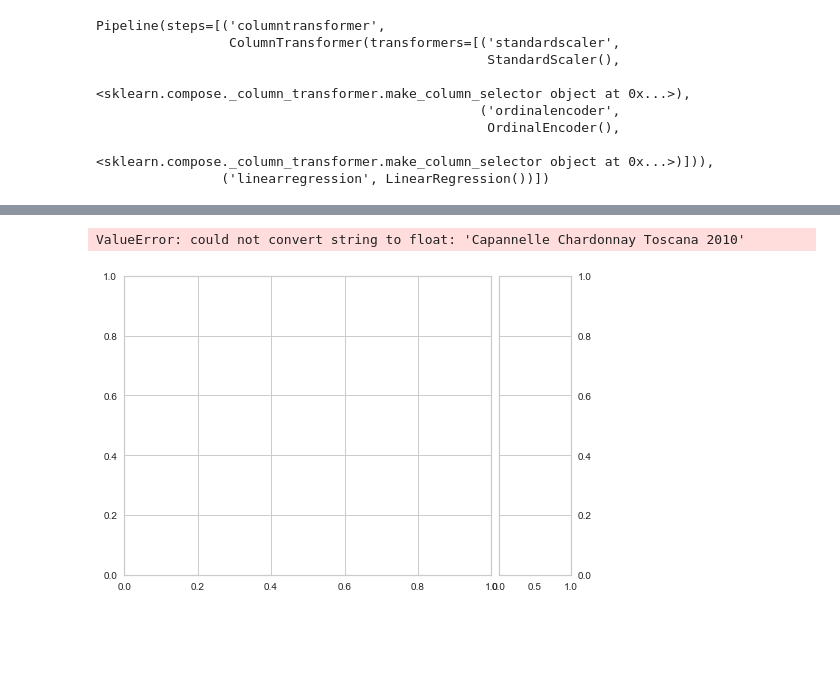
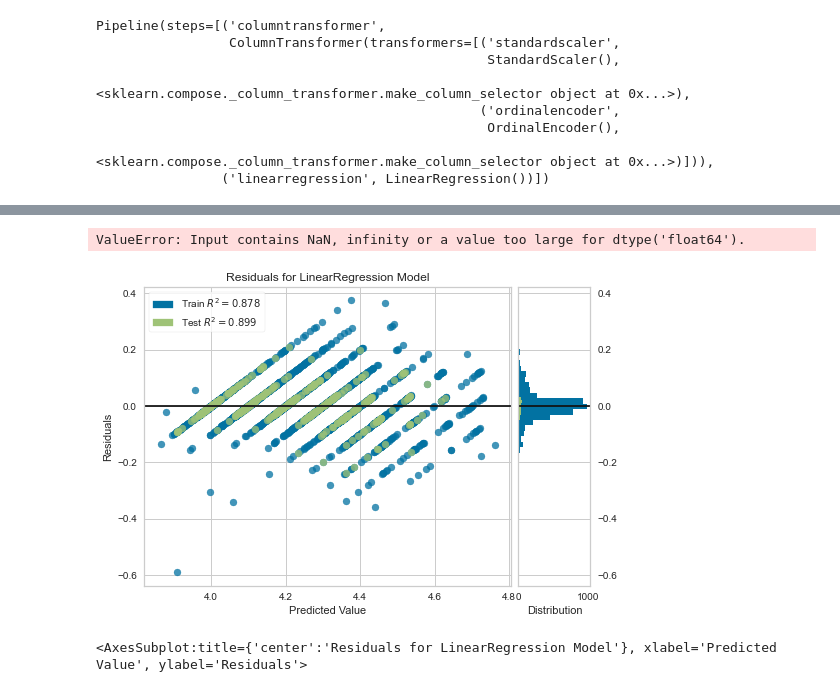
Before and after one commit to carolinaroca007/Group1_Final, a Jupyter notebook: Segment_2-LinearRegression.ipynb, the cells around one changed output, grey strips where cells are left out. Cells and saved outputs as stored; diff of their text form; code cells hidden in the pictures; blank space fills up the shorter version.

Commit message:
essy but working linear regression model

```diff
--- a/Segment_2-LinearRegression.ipynb
+++ b/Segment_2-LinearRegression.ipynb
@@ -97,5 +98,6 @@ clean_df.head()
 # %%
-X = clean_df[["FullName", "Winery", "Year", "VintagePrice", "VintageRatingPriceRatio", "WineRating", "WineRatingPriceRatio"]]
+# "FullName", "Winery",
+X = clean_df[[ "Year", "VintagePrice", "VintageRatingPriceRatio", "WineRating", "WineRatingPriceRatio"]]
 y = clean_df["VintageRating"].values.reshape(-1, 1)
 print(X.shape, y.shape)
 # %% [output]
@@ -111,7 +125,7 @@ from sklearn.compose import make_column_transformer
 from sklearn.compose import make_column_selector
 
 ct = make_column_transformer(
-    (StandardScaler(), make_column_selector(dtype_include=np.number)),
+    (StandardScaler(), make_column_selector(dtype_include=np.float64)),
     (OrdinalEncoder(), make_column_selector(dtype_include=object))
 )
 ct.fit_transform(X)
@@ -133,0 +144,6 @@ model = make_pipeline(ct, LinearRegression())
+# %%
+X_encoded = ct.fit_transform(X)
+y_encoded = y
+lr = LinearRegression()
+lr.fit(X_encoded, y_encoded)
+lr.score(X_encoded, y_encoded)
@@ -150,7 +175,8 @@ Pipeline(steps=[('columntransformer',
 X_train, X_test, y_train, y_test = train_test_split(X, y, random_state=42)
 # %%
 # fit model with training data
-model.fit(X_train, y_train)
+# model.fit(X_train, y_train)
+model.fit(X, y.reshape(-1))
 # %% [output]
 Pipeline(steps=[('columntransformer',
                  ColumnTransformer(transformers=[('standardscaler',
@@ -173,20 +192,24 @@ model.steps
+# %%
+model.score(X)
+# %% [output]
+ValueError: Input contains NaN, infinity or a value too large for dtype('float64').
 # %%
 from yellowbrick.regressor import ResidualsPlot
 from sklearn.linear_model import LinearRegression
 from sklearn.model_selection import train_test_split
 
 # Create training and test sets
 X_train, X_test, y_train, y_test = train_test_split(
     X, y, test_size=0.1
 )
 
-visualizer = ResidualsPlot(LinearRegression())
-visualizer.fit(X_train, y_train)
+visualizer = ResidualsPlot(model)
+visualizer.fit(X, y)
 visualizer.score(X_test, y_test)
 visualizer.show()
 # %% [output]
+[figure, new version]
-ValueError: could not convert string to float: 'Capannelle Chardonnay Toscana 2010'
+<AxesSubplot:title={'center':'Residuals for LinearRegression Model'}, xlabel='Predicted Value', ylabel='Residuals'>
-[figure, old version]
 # %%
 from sklearn.metrics import mean_squared_error
 
```
Also changed, not shown: parts of 17 cells of this notebook.
